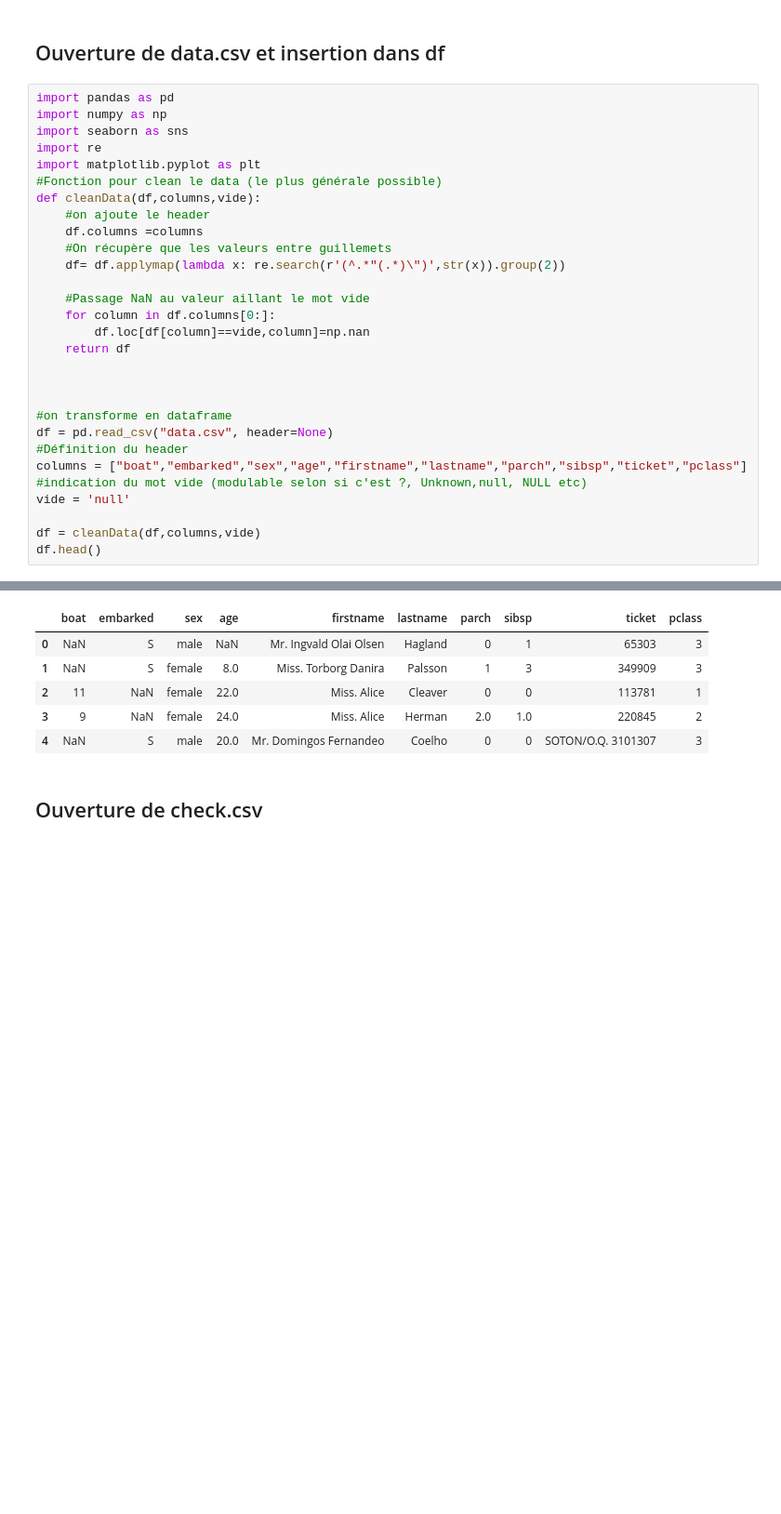
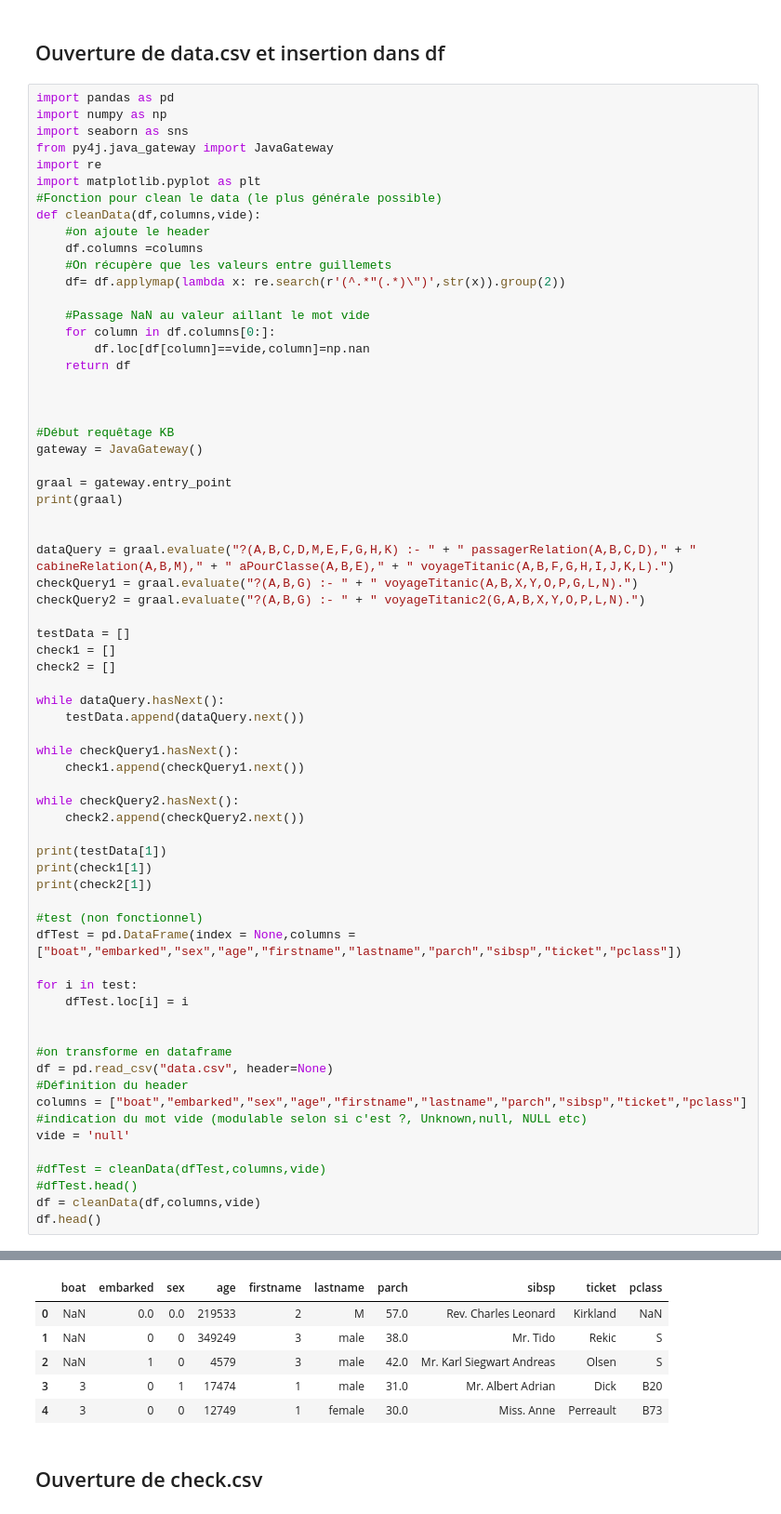
Before and after one commit to Ohm-T/Data-Clear, a Jupyter notebook: Python/analyze.ipynb, the cells around one changed output, grey strips where cells are left out. Shown: that part at 93% size. Saved outputs shown, nothing was run; the diff lists cells and outputs as text; blank space fills up the shorter version.

Commit message:
add query DLGP python

```diff
--- a/Python/analyze.ipynb
+++ b/Python/analyze.ipynb
@@ -6,6 +6,7 @@
 import pandas as pd
 import numpy as np
 import seaborn as sns
+from py4j.java_gateway import JavaGateway
 import re
 import matplotlib.pyplot as plt
 #Fonction pour clean le data (le plus générale possible)
@@ -22,6 +23,41 @@ def cleanData(df,columns,vide):
 
 
 
+#Début requêtage KB
+gateway = JavaGateway()
+
+graal = gateway.entry_point
+print(graal)
+
+
+dataQuery = graal.evaluate("?(A,B,C,D,M,E,F,G,H,K) :- " + " passagerRelation(A,B,C,D)," + " cabineRelation(A,B,M)," + " aPourClasse(A,B,E)," + " voyageTitanic(A,B,F,G,H,I,J,K,L).")
+checkQuery1 = graal.evaluate("?(A,B,G) :- " + " voyageTitanic(A,B,X,Y,O,P,G,L,N).")
+checkQuery2 = graal.evaluate("?(A,B,G) :- " + " voyageTitanic2(G,A,B,X,Y,O,P,L,N).")
+
+testData = []
+check1 = []
+check2 = []
+
+while dataQuery.hasNext():
+    testData.append(dataQuery.next())
+
+while checkQuery1.hasNext():
+    check1.append(checkQuery1.next())
+
+while checkQuery2.hasNext():
+    check2.append(checkQuery2.next())
+
+print(testData[1])
+print(check1[1])
+print(check2[1])
+
+#test (non fonctionnel)
+dfTest = pd.DataFrame(index = None,columns = ["boat","embarked","sex","age","firstname","lastname","parch","sibsp","ticket","pclass"])
+
+for i in test:
+    dfTest.loc[i] = i
+
+
 #on transforme en dataframe
 df = pd.read_csv("data.csv", header=None)
 #Définition du header
@@ -29,6 +65,8 @@ columns = ["boat","embarked","sex","age","firstname","lastname","parch","sibsp",
 #indication du mot vide (modulable selon si c'est ?, Unknown,null, NULL etc)
 vide = 'null'
 
+#dfTest = cleanData(dfTest,columns,vide)
+#dfTest.head()
 df = cleanData(df,columns,vide)
 df.head()
 # %% [output]
@@ -35,9 +77,9 @@ df.head()
 |  | boat | embarked | sex | age | firstname | lastname | parch | sibsp | ticket | pclass |
-| 0 | NaN | S | male | NaN | Mr. Ingvald Olai Olsen | Hagland | 0 | 1 | 65303 | 3 |
-| 1 | NaN | S | female | 8.0 | Miss. Torborg Danira | Palsson | 1 | 3 | 349909 | 3 |
-| 2 | 11 | NaN | female | 22.0 | Miss. Alice | Cleaver | 0 | 0 | 113781 | 1 |
-| 3 | 9 | NaN | female | 24.0 | Miss. Alice | Herman | 2.0 | 1.0 | 220845 | 2 |
-| 4 | NaN | S | male | 20.0 | Mr. Domingos Fernandeo | Coelho | 0 | 0 | SOTON/O.Q. 3101307 | 3 |
+| 0 | NaN | 0.0 | 0.0 | 219533 | 2 | M | 57.0 | Rev. Charles Leonard | Kirkland | NaN |
+| 1 | NaN | 0 | 0 | 349249 | 3 | male | 38.0 | Mr. Tido | Rekic | S |
+| 2 | NaN | 1 | 0 | 4579 | 3 | male | 42.0 | Mr. Karl Siegwart Andreas | Olsen | S |
+| 3 | 3 | 0 | 1 | 17474 | 1 | male | 31.0 | Mr. Albert Adrian | Dick | B20 |
+| 4 | 3 | 0 | 0 | 12749 | 1 | female | 30.0 | Miss. Anne | Perreault | B73 |
 # %% [markdown]
 ## Ouverture de check.csv
 # %%
```
Also changed, not shown: parts of 1 cell of this notebook, 2 other files.
